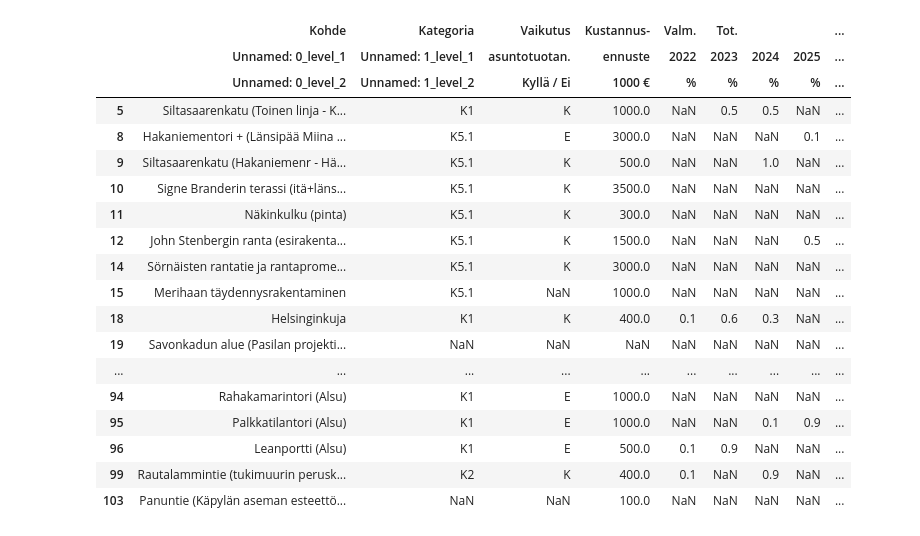
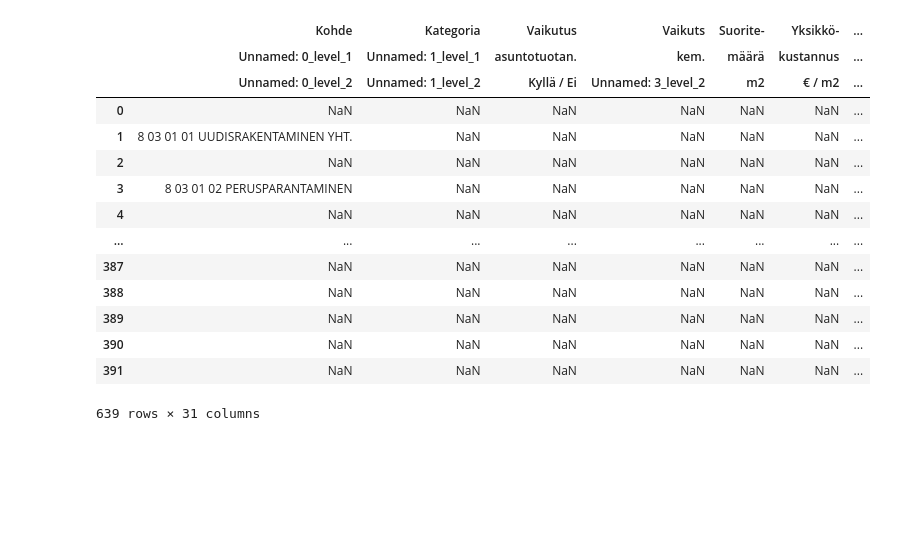
Before and after one commit to City-of-Helsinki/infraohjelmointi-api, a Jupyter notebook: infraohjelmointi_api/mock_data/script_test.ipynb, the cells around one changed output. Saved outputs shown, nothing was run; the diff lists cells and outputs as text; code cells hidden in the pictures; blank space fills up the shorter version.

Commit message:
Change to excel sheet, concatenated all sheets of excel into 1 data frame

```diff
--- a/infraohjelmointi_api/mock_data/script_test.ipynb
+++ b/infraohjelmointi_api/mock_data/script_test.ipynb
@@ -3,38 +4,34 @@ import pandas as pd
 # %%
 
-xls = pd.ExcelFile('TALOUSARVIO 23.xlsx')
-keskinen_sp3 = xls.parse("KESKINEN SP3", header=[9,10,11],skiprows=range(12,23))
+budget_23_xls = pd.ExcelFile('TALOUSARVIO 23.xlsx')
+plan_23_xls = pd.ExcelFile('TOIMINTASUUNNITELMA 23.xlsx')
+
+budget_23_sheet_sp3 = budget_23_xls.parse("KESKINEN SP3", header=[9,10,11])
+budget_23_sheet_sp4 = budget_23_xls.parse("POHJOINEN SP4", header=[9,10,11])
+budget_23_sheet_sp5 = budget_23_xls.parse("KOILLINEN SP5", header=[9,10,11])
+
+budget_23_sheet=pd.concat([budget_23_sheet_sp3,budget_23_sheet_sp4,budget_23_sheet_sp5],axis=0)
+
+
+# plan_23_sheet_1 = plan_23_xls.parse("Uudisrakentaminen", header=[0,1])
+
 # pohjoinen_sp4 = pd.read_excel(xls,'POHJOINEN SP4')
 # koillinen_sp5 = pd.read_excel(xls,'KOILLINEN SP5')
-# %%
-#drop such rows whch do not hold a project
-# Removing rows with Kategoria fields empty
-keskinen_sp3 = keskinen_sp3.drop(keskinen_sp3.columns[[3,4,5,7,19,20,21,22,23,24,25,26,27,28]],axis=1)
-keskinen_sp3 = keskinen_sp3[keskinen_sp3[keskinen_sp3.columns[16]].notna()]
-keskinen_sp3
-
-
-
-# Dropping columns which are not required in DB
-
-# 0 name, 1 category, 2 effects homes yesno, 3 cost forecast, 4 %done in 2022, 5 to 14 curr+10 years forecast in %, budget in euros for next 10 years next
-# %% [output]
-|  | Kohde | Kategoria | Vaikutus | Kustannus- | Valm. | Tot. |  |  | ... |
-|  | Unnamed: 0_level_1 | Unnamed: 1_level_1 | asuntotuotan. | ennuste | 2022 | 2023 | 2024 | 2025 | ... |
-|  | Unnamed: 0_level_2 | Unnamed: 1_level_2 | Kyllä / Ei | 1000 € | % | % | % | % | ... |
-| 5 | Siltasaarenkatu (Toinen linja - K... | K1 | K | 1000.0 | NaN | 0.5 | 0.5 | NaN | ... |
-| 8 | Hakaniementori + (Länsipää Miina ... | K5.1 | E | 3000.0 | NaN | NaN | NaN | 0.1 | ... |
-| 9 | Siltasaarenkatu (Hakaniemenr - Hä... | K5.1 | K | 500.0 | NaN | NaN | 1.0 | NaN | ... |
-| 10 | Signe Branderin terassi (itä+läns... | K5.1 | K | 3500.0 | NaN | NaN | NaN | NaN | ... |
-| 11 | Näkinkulku (pinta) | K5.1 | K | 300.0 | NaN | NaN | NaN | NaN | ... |
-| 12 | John Stenbergin ranta (esirakenta... | K5.1 | K | 1500.0 | NaN | NaN | NaN | 0.5 | ... |
-| 14 | Sörnäisten rantatie ja rantaprome... | K5.1 | K | 3000.0 | NaN | NaN | NaN | NaN | ... |
-| 15 | Merihaan täydennysrakentaminen | K5.1 | NaN | 1000.0 | NaN | NaN | NaN | NaN | ... |
-| 18 | Helsinginkuja | K1 | K | 400.0 | 0.1 | 0.6 | 0.3 | NaN | ... |
-| 19 | Savonkadun alue (Pasilan projekti... | NaN | NaN | NaN | NaN | NaN | NaN | NaN | ... |
-| ... | ... | ... | ... | ... | ... | ... | ... | ... | ... |
-| 94 | Rahakamarintori (Alsu) | K1 | E | 1000.0 | NaN | NaN | NaN | NaN | ... |
-| 95 | Palkkatilantori (Alsu) | K1 | E | 1000.0 | NaN | NaN | 0.1 | 0.9 | ... |
-| 96 | Leanportti (Alsu) | K1 | E | 500.0 | 0.1 | 0.9 | NaN | NaN | ... |
-| 99 | Rautalammintie (tukimuurin perusk... | K2 | K | 400.0 | 0.1 | NaN | 0.9 | NaN | ... |
-| 103 | Panuntie (Käpylän aseman esteettö... | NaN | NaN | 100.0 | NaN | NaN | NaN | NaN | ... |
+# %%
+budget_23_sheet
+# %% [output]
+|  | Kohde | Kategoria | Vaikutus | Vaikuts | Suorite- | Yksikkö- | ... |
+|  | Unnamed: 0_level_1 | Unnamed: 1_level_1 | asuntotuotan. | kem. | määrä | kustannus | ... |
+|  | Unnamed: 0_level_2 | Unnamed: 1_level_2 | Kyllä / Ei | Unnamed: 3_level_2 | m2 | € / m2 | ... |
+| 0 | NaN | NaN | NaN | NaN | NaN | NaN | ... |
+| 1 | 8 03 01 01 UUDISRAKENTAMINEN YHT. | NaN | NaN | NaN | NaN | NaN | ... |
+| 2 | NaN | NaN | NaN | NaN | NaN | NaN | ... |
+| 3 | 8 03 01 02 PERUSPARANTAMINEN | NaN | NaN | NaN | NaN | NaN | ... |
+| 4 | NaN | NaN | NaN | NaN | NaN | NaN | ... |
+| ... | ... | ... | ... | ... | ... | ... | ... |
+| 387 | NaN | NaN | NaN | NaN | NaN | NaN | ... |
+| 388 | NaN | NaN | NaN | NaN | NaN | NaN | ... |
+| 389 | NaN | NaN | NaN | NaN | NaN | NaN | ... |
+| 390 | NaN | NaN | NaN | NaN | NaN | NaN | ... |
+| 391 | NaN | NaN | NaN | NaN | NaN | NaN | ... |
+639 rows × 31 columns
```
Also changed, not shown: parts of 5 cells of this notebook, 1 other file.
